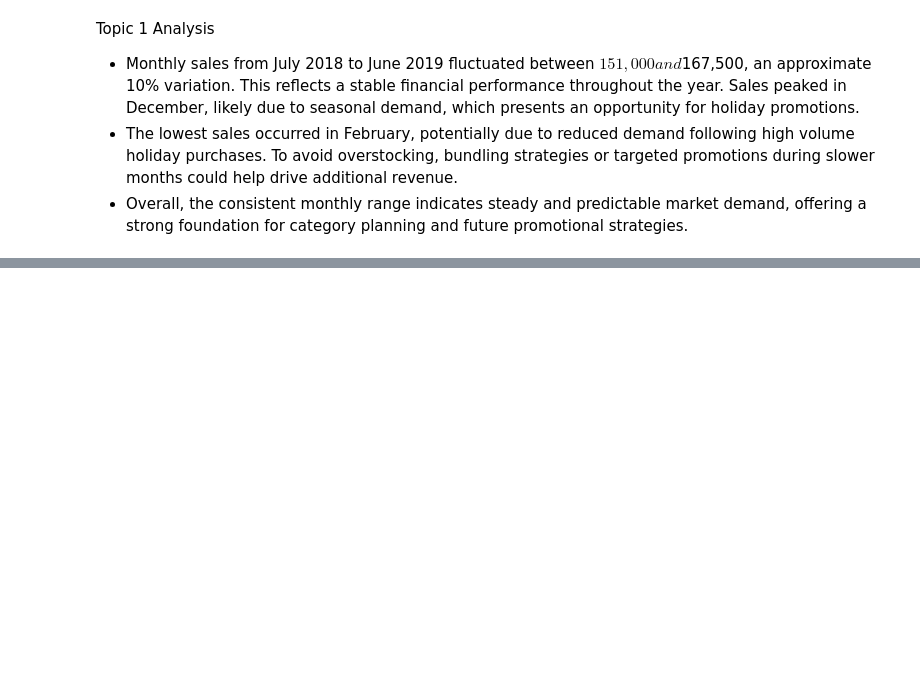
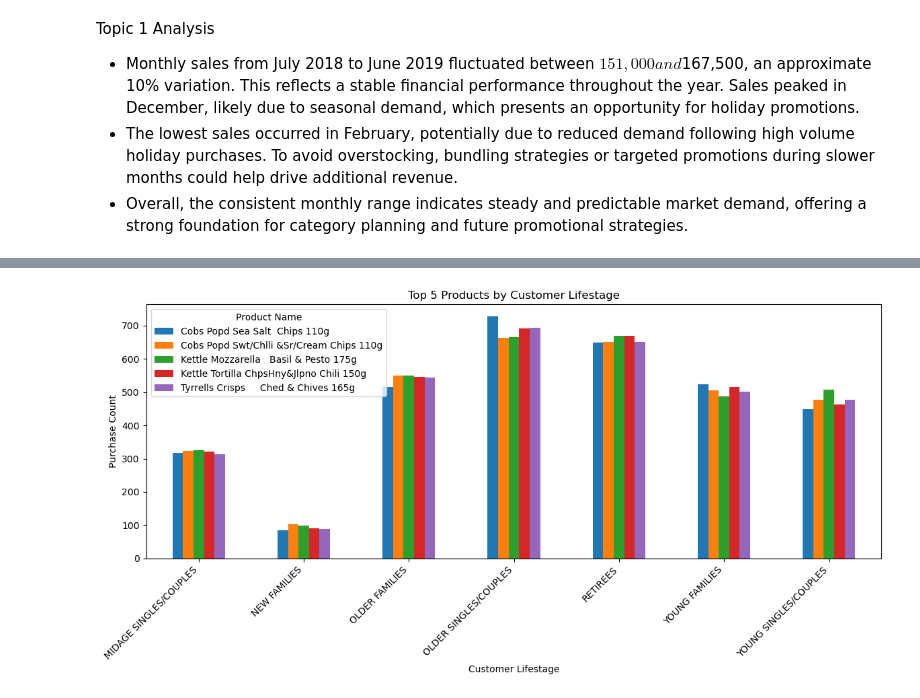
Before and after one commit to schao021/Quantium-Data-Analytics, a Jupyter notebook: main.ipynb, the cells around one changed output, grey strips where cells are left out. Saved outputs shown, nothing was run; the diff lists cells and outputs as text; code cells hidden in the pictures; blank space fills up the shorter version.

```diff
--- a/main.ipynb
+++ b/main.ipynb
@@ -262,0 +317,13 @@ customer_transaction_merged.groupby(["PREMIUM_CUSTOMER"]).count()
+# %%
+top_5_lifestage = top_5_df.groupby("LIFESTAGE")["PROD_NAME"].value_counts()
+top_5_lifestage_unstacked = top_5_lifestage.unstack()
+top_5_lifestage_unstacked.plot(kind="bar", figsize=(12,6))
+plt.title('Top 5 Products by Customer Lifestage')
+plt.xlabel('Customer Lifestage')
+plt.ylabel('Purchase Count')
+plt.xticks(rotation=45, ha='right')
+plt.legend(title='Product Name')
+plt.tight_layout()
+plt.show()
+# %% [output]
+[figure, added]
```
Also changed, not shown: parts of 7 cells of this notebook.
